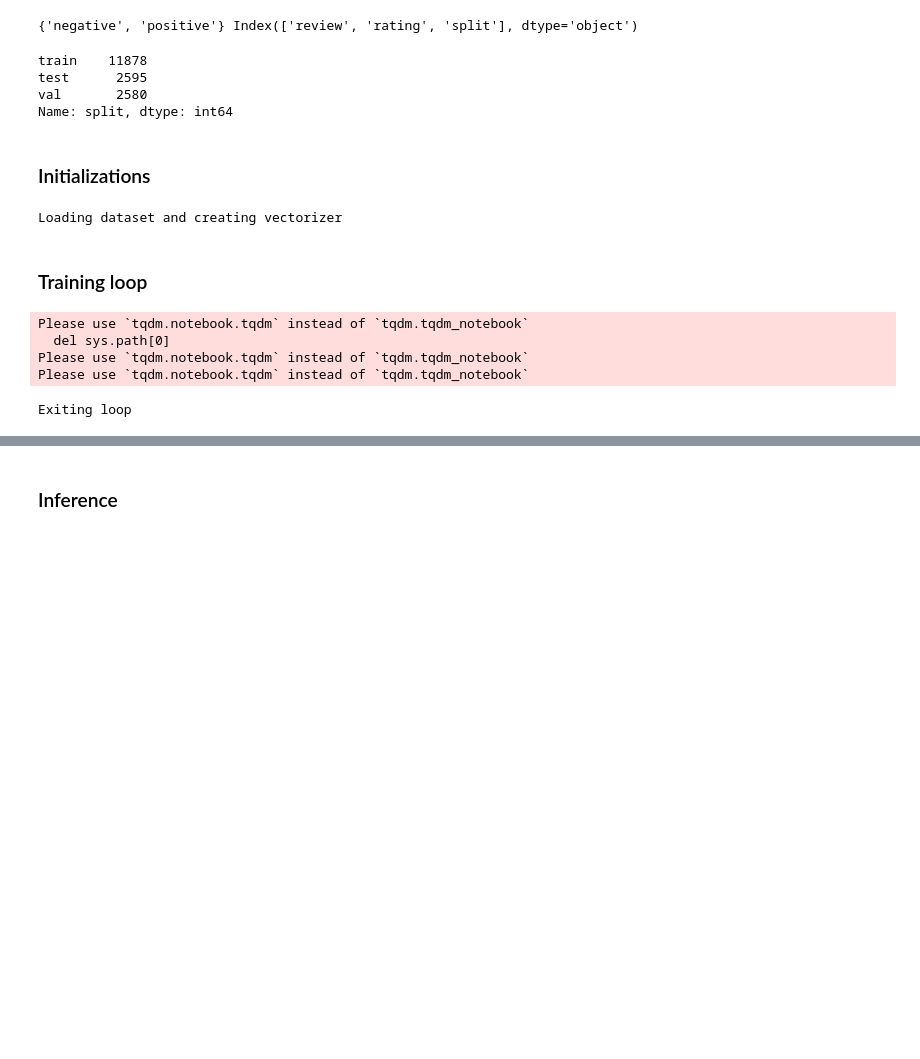
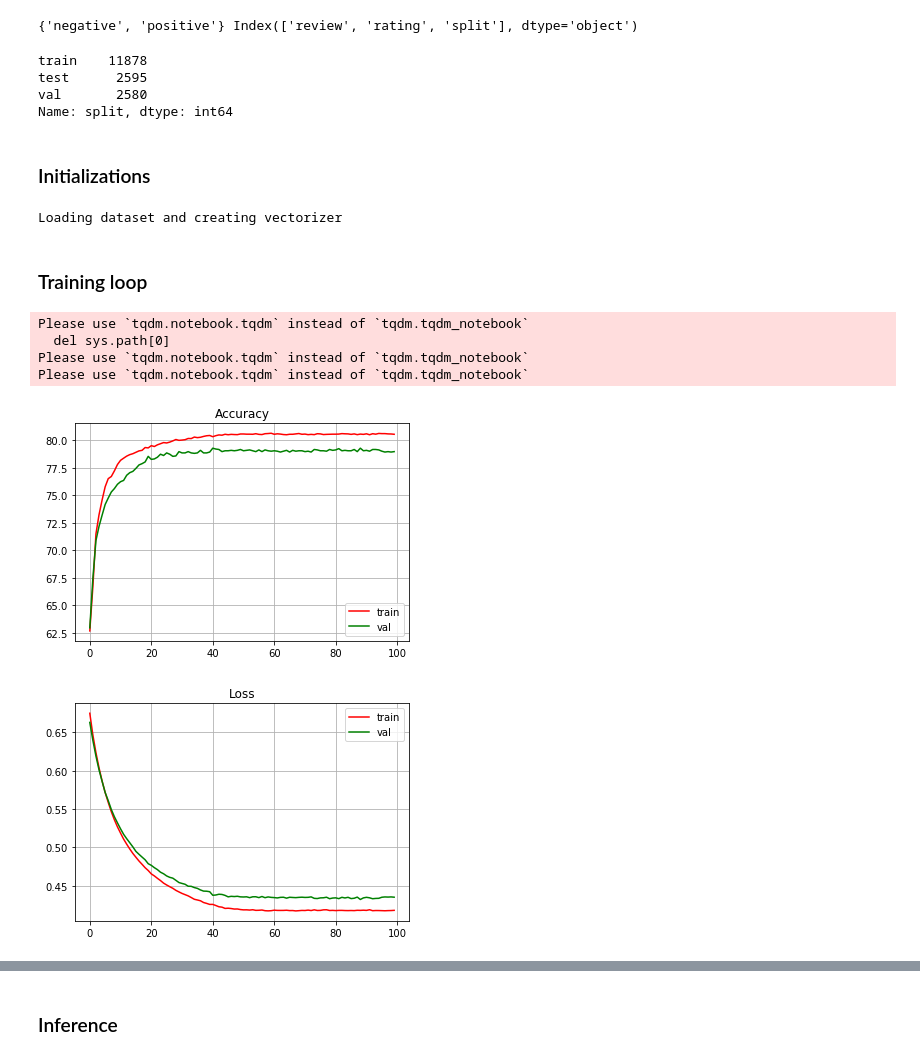
Before and after one commit to stasysp/human_emotion_recognition, a Jupyter notebook: examples/perceptron_binary_classification.ipynb, the cells around one changed output, grey strips where cells are left out. Drawn from its saved outputs; the diff is of its cells as text; code cells hidden in the pictures; blank space fills up the shorter version.

Commit message:
data preparation routine, 100 epoch training charts

```diff
--- a/examples/perceptron_binary_classification.ipynb
+++ b/examples/perceptron_binary_classification.ipynb
@@ -549,17 +553,17 @@ scheduler = optim.lr_scheduler.ReduceLROnPlateau(optimizer=optimizer,
 
 train_state = make_train_state(args)
 
-epoch_bar = tqdm_notebook(desc='training routine',
+epoch_bar = tqdm.notebook.tqdm(desc='training routine',
                           total=args.num_epochs,
                           position=0)
 
 dataset.set_split('train')
-train_bar = tqdm_notebook(desc='split=train',
+train_bar = tqdm.notebook.tqdm(desc='split=train',
                           total=dataset.get_num_batches(args.batch_size),
                           position=1,
                           leave=True)
 dataset.set_split('val')
-val_bar = tqdm_notebook(desc='split=val',
+val_bar = tqdm.notebook.tqdm(desc='split=val',
                         total=dataset.get_num_batches(args.batch_size),
                         position=1,
                         leave=True)
@@ -668,7 +672,6 @@ Please use `tqdm.notebook.tqdm` instead of `tqdm.tqdm_notebook`
   del sys.path[0]
 Please use `tqdm.notebook.tqdm` instead of `tqdm.tqdm_notebook`
 Please use `tqdm.notebook.tqdm` instead of `tqdm.tqdm_notebook`
-Exiting loop
 # %%
 # compute the loss & accuracy on the test set using the best available model
 
@@ -698,6 +701,27 @@ for batch_index, batch_dict in enumerate(batch_generator):
 
 train_state['test_loss'] = running_loss
 train_state['test_acc'] = running_acc
+# %%
+from matplotlib import pyplot as plt
+def draw(train_state):
+    plt.title('Accuracy')
+    train_acc = plt.plot(train_state['train_acc'], 'r-', label='train')
+    val_acc = plt.plot(train_state['val_acc'], 'g-', label='val')
+    plt.legend()
+    plt.grid(True)
+    plt.show()
+
+    plt.title('Loss')
+    train_loss = plt.plot(train_state['train_loss'], 'r-', label='train')
+    val_loss = plt.plot(train_state['val_loss'], 'g-', label='val')
+    plt.legend()
+    plt.grid(True)
+    plt.show()
+
+draw(train_state)
+# %% [output]
+[figure, added]
+[figure, added]
 # %%
 print("Test loss: {:.3f}".format(train_state['test_loss']))
 print("Test Accuracy: {:.2f}".format(train_state['test_acc']))
```
Also changed, not shown: parts of 5 cells of this notebook.
